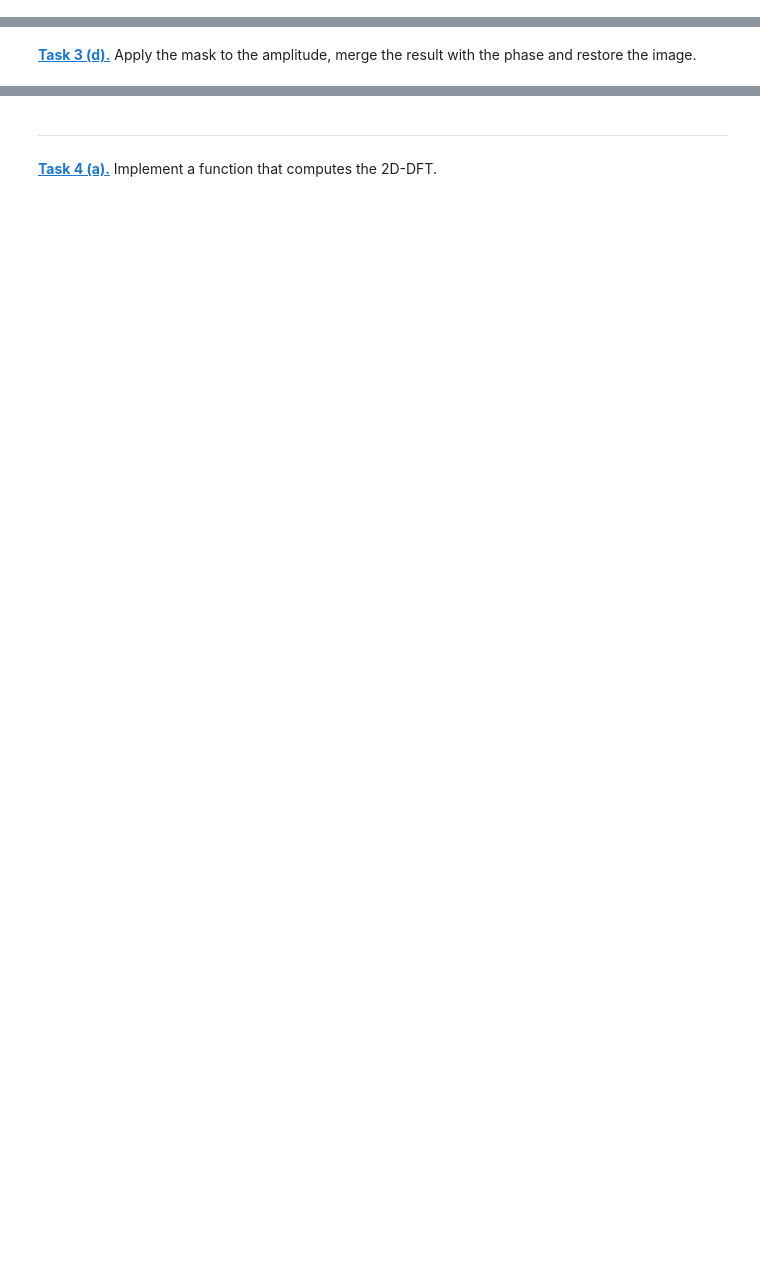
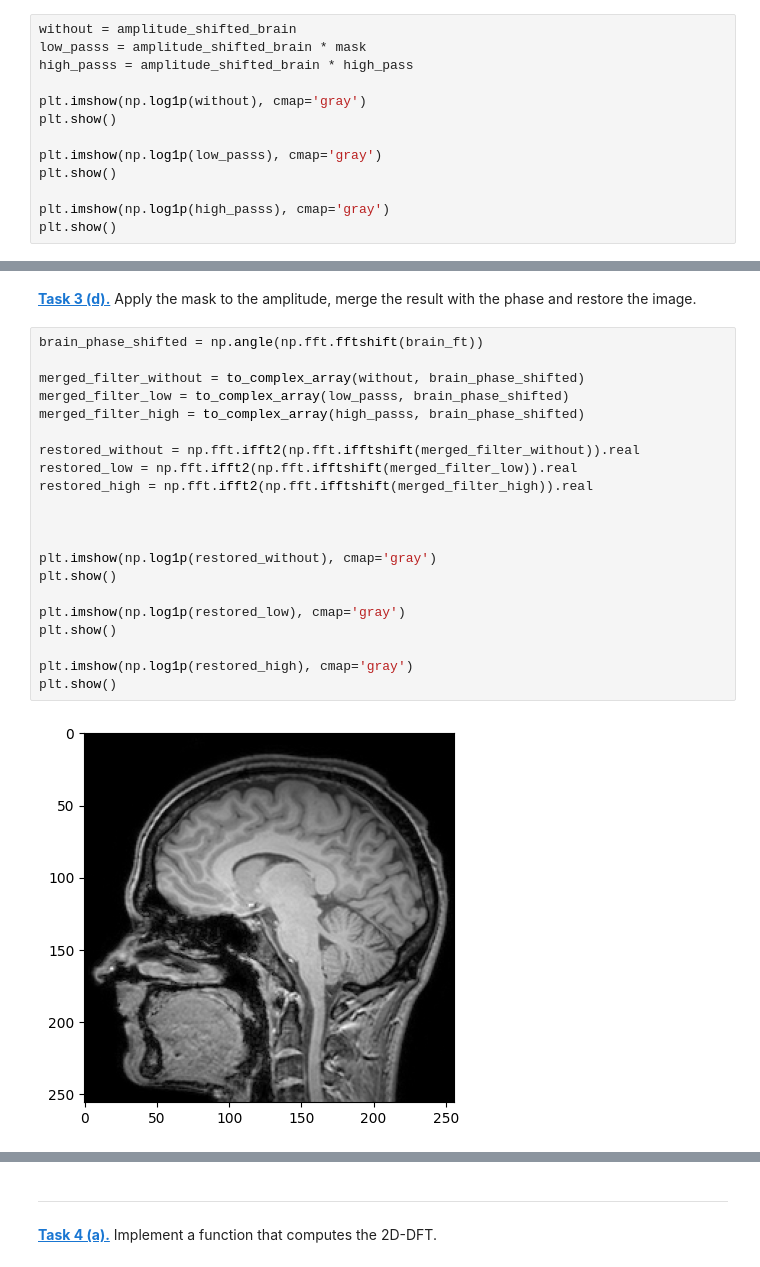
Before and after one commit to sedanep/mobifs5-python, a Jupyter notebook: fourier.ipynb, the cells around one changed output, grey strips where cells are left out. Drawn from its saved outputs; the diff is of its cells as text; blank space fills up the shorter version.

Commit message:
Complete filtering and DFT exercises

```diff
--- a/fourier.ipynb
+++ b/fourier.ipynb
@@ -143,2 +168,15 @@ filter_window_size = 50
 # %% [markdown]
 **[Task 3 (c).]()** Apply the lowpass and highpass filter mask to the amplitude of the brain and display the results.
+# %%
+without = amplitude_shifted_brain
+low_passs = amplitude_shifted_brain * mask
+high_passs = amplitude_shifted_brain * high_pass
+
+plt.imshow(np.log1p(without), cmap='gray')
+plt.show()
+
+plt.imshow(np.log1p(low_passs), cmap='gray')
+plt.show()
+
+plt.imshow(np.log1p(high_passs), cmap='gray')
+plt.show()
@@ -145,2 +187,25 @@ filter_window_size = 50
 # %% [markdown]
 **[Task 3 (d).]()** Apply the mask to the amplitude, merge the result with the phase and restore the image.
+# %%
+brain_phase_shifted = np.angle(np.fft.fftshift(brain_ft))
+
+merged_filter_without = to_complex_array(without, brain_phase_shifted)
+merged_filter_low = to_complex_array(low_passs, brain_phase_shifted)
+merged_filter_high = to_complex_array(high_passs, brain_phase_shifted)
+
+restored_without = np.fft.ifft2(np.fft.ifftshift(merged_filter_without)).real
+restored_low = np.fft.ifft2(np.fft.ifftshift(merged_filter_low)).real
+restored_high = np.fft.ifft2(np.fft.ifftshift(merged_filter_high)).real
+
+
+
+plt.imshow(np.log1p(restored_without), cmap='gray')
+plt.show()
+
+plt.imshow(np.log1p(restored_low), cmap='gray')
+plt.show()
+
+plt.imshow(np.log1p(restored_high), cmap='gray')
+plt.show()
+# %% [output]
+[figure, added]
```
Also changed, not shown: parts of 12 cells of this notebook.
